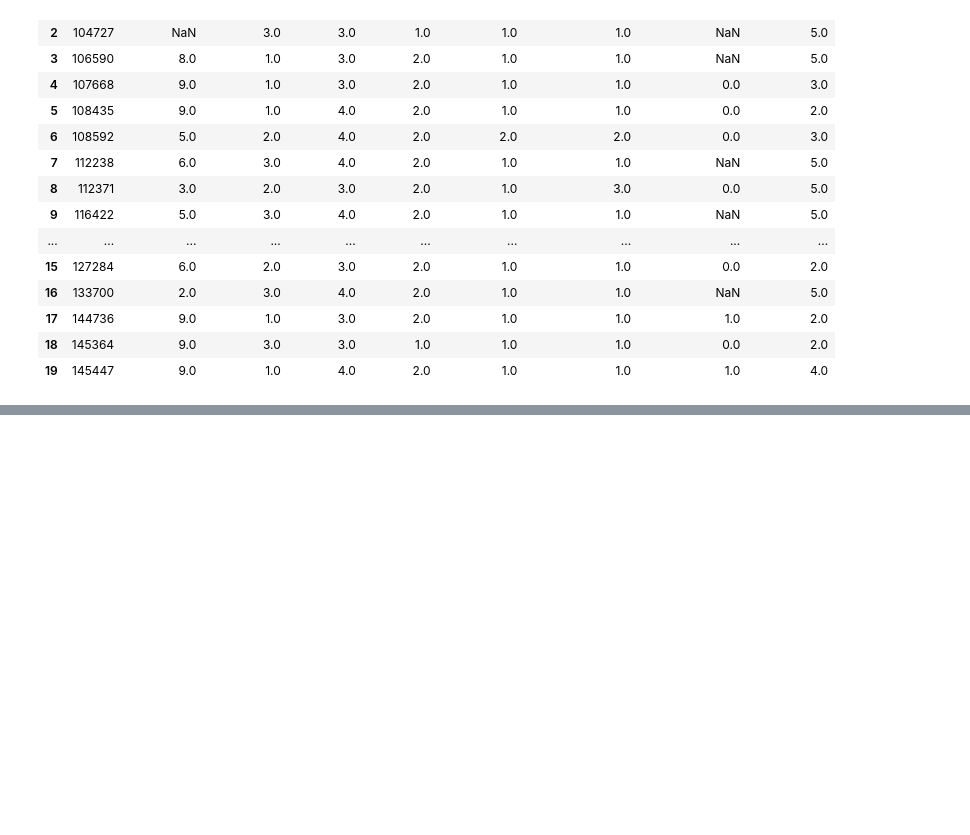
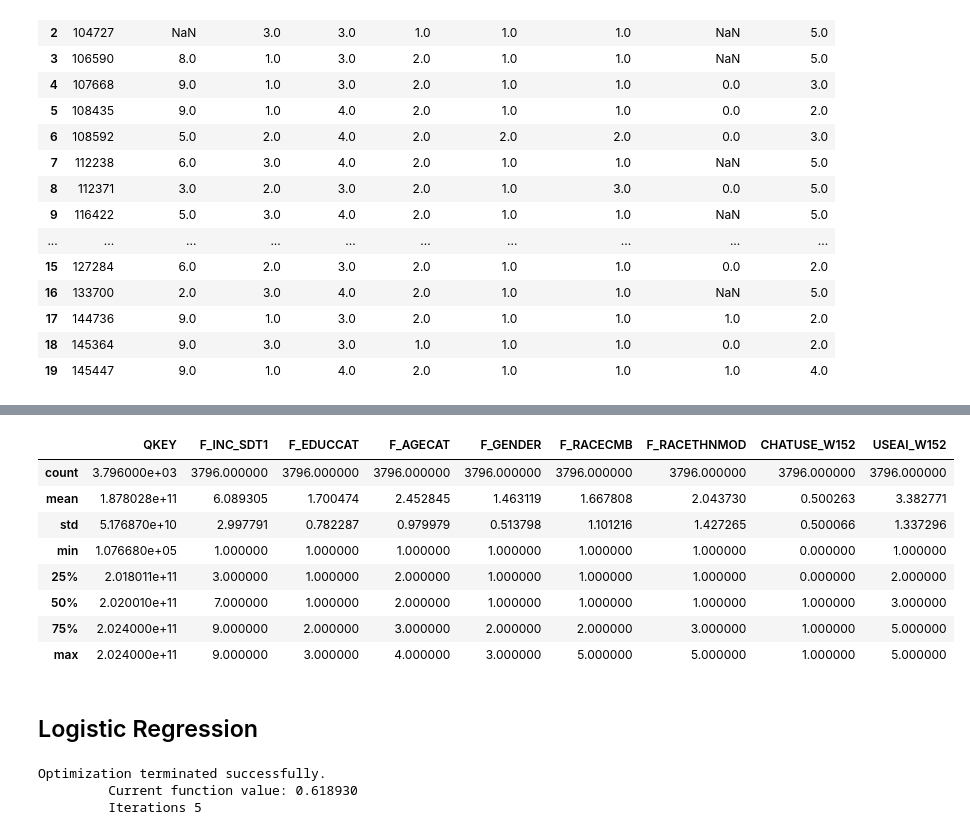
Before and after one commit to shambhavi-20/miniProject2, a Jupyter notebook: atp-w152.ipynb, the cells around one changed output, grey strips where cells are left out. Saved outputs shown, nothing was run; the diff lists cells and outputs as text; code cells hidden in the pictures; blank space fills up the shorter version.

Commit message:
added logreg

```diff
--- a/atp-w152.ipynb
+++ b/atp-w152.ipynb
@@ -130,0 +146,32 @@ data.to_csv('data/August 2024/atp-w152-clean.csv', index=False)
+# %%
+data = data.dropna()
+data.describe()
+# %% [output]
+|  | QKEY | F_INC_SDT1 | F_EDUCCAT | F_AGECAT | F_GENDER | F_RACECMB | F_RACETHNMOD | CHATUSE_W152 | USEAI_W152 |
+| count | 3.796000e+03 | 3796.000000 | 3796.000000 | 3796.000000 | 3796.000000 | 3796.000000 | 3796.000000 | 3796.000000 | 3796.000000 |
+| mean | 1.878028e+11 | 6.089305 | 1.700474 | 2.452845 | 1.463119 | 1.667808 | 2.043730 | 0.500263 | 3.382771 |
+| std | 5.176870e+10 | 2.997791 | 0.782287 | 0.979979 | 0.513798 | 1.101216 | 1.427265 | 0.500066 | 1.337296 |
+| min | 1.076680e+05 | 1.000000 | 1.000000 | 1.000000 | 1.000000 | 1.000000 | 1.000000 | 0.000000 | 1.000000 |
+| 25% | 2.018011e+11 | 3.000000 | 1.000000 | 2.000000 | 1.000000 | 1.000000 | 1.000000 | 0.000000 | 2.000000 |
+| 50% | 2.020010e+11 | 7.000000 | 1.000000 | 2.000000 | 1.000000 | 1.000000 | 1.000000 | 1.000000 | 3.000000 |
+| 75% | 2.024000e+11 | 9.000000 | 2.000000 | 3.000000 | 2.000000 | 2.000000 | 3.000000 | 1.000000 | 5.000000 |
+| max | 2.024000e+11 | 9.000000 | 3.000000 | 4.000000 | 3.000000 | 5.000000 | 5.000000 | 1.000000 | 5.000000 |
+# %% [markdown]
+## Logistic Regression
+# %%
+import statsmodels.api as sm
+import statsmodels.formula.api as smf
+
+np.random.seed(42)
+
+X = data[['F_INC_SDT1','F_EDUCCAT','F_AGECAT','F_GENDER','F_RACECMB']]
+y = data["CHATUSE_W152"]
+
+X = sm.add_constant(X)
+
+logreg = sm.Logit(y, X)
+logreg_results = model.fit()
+# %% [output]
+Optimization terminated successfully.
+         Current function value: 0.618930
+         Iterations 5
```
Also changed, not shown: parts of 5 cells of this notebook.
